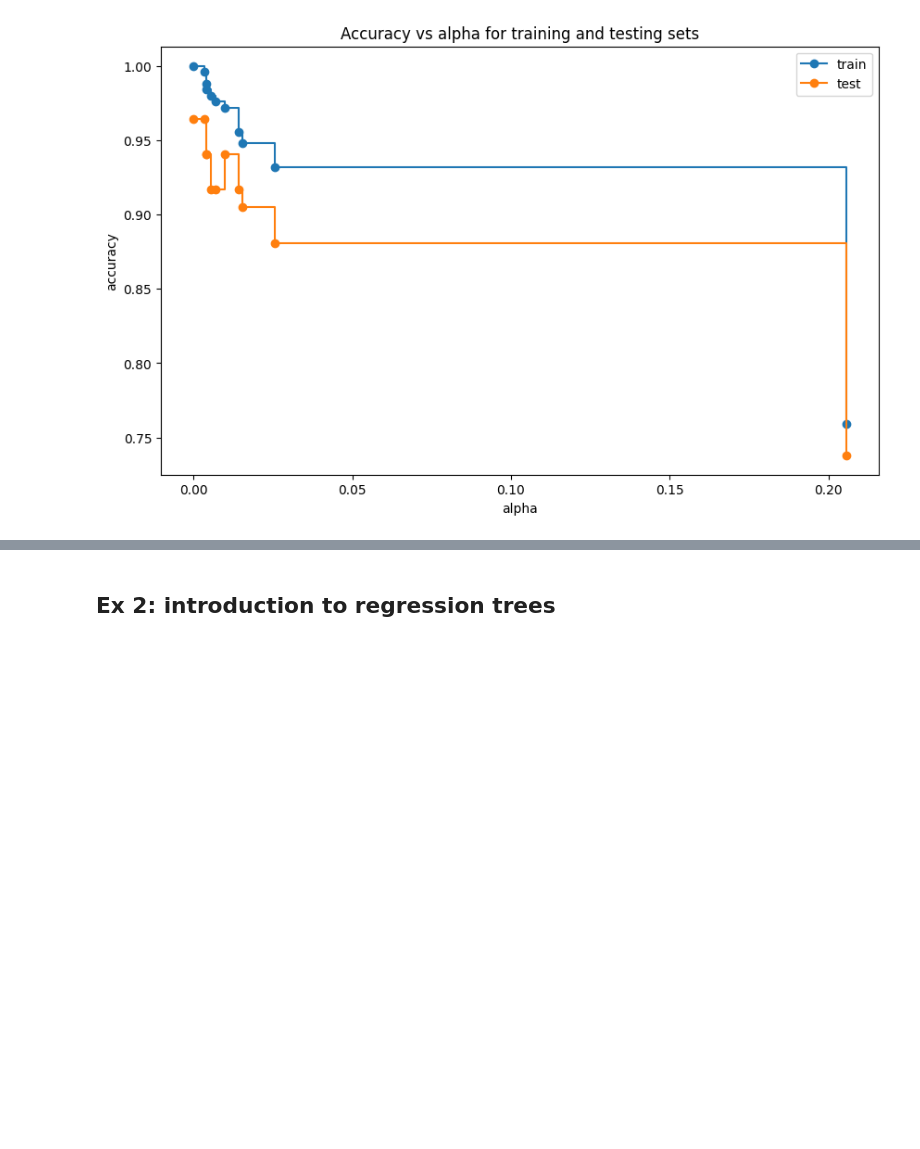
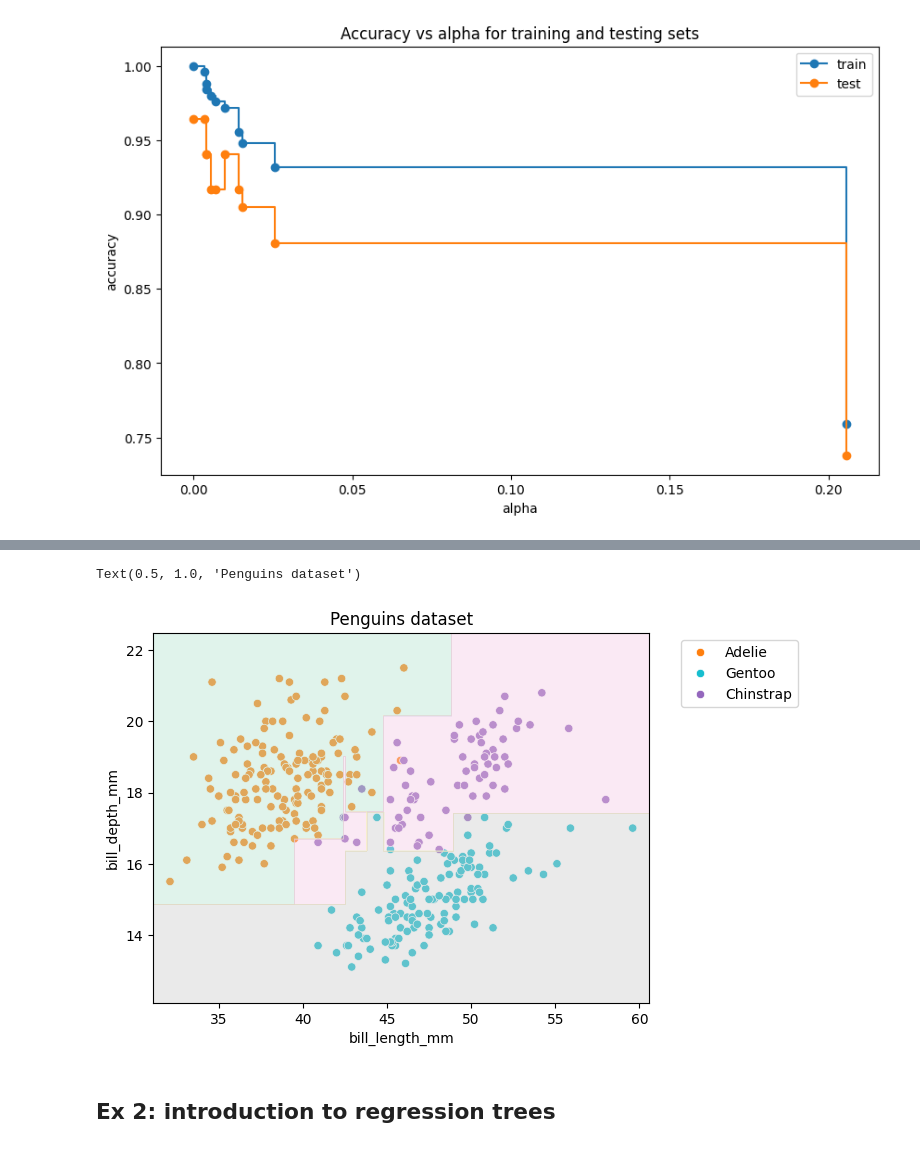
Before and after one commit to Angelicarjs/UBS_ML, a Jupyter notebook: decision_trees/Lab1_DT.ipynb, the cells around one changed output, grey strips where cells are left out. Cells and saved outputs as stored; diff of their text form; code cells hidden in the pictures; blank space fills up the shorter version.

```diff
--- a/decision_trees/Lab1_DT.ipynb
+++ b/decision_trees/Lab1_DT.ipynb
@@ -356,3 +394,17 @@ Answer:
+# %%
+penguins_classif = data[['bill_length_mm', 'bill_depth_mm', 'species']]
+features_columns = ['bill_length_mm', 'bill_depth_mm']
+target_column = 'species'
+
+palette = ["tab:orange", "tab:cyan", "tab:purple"]
+ax = sns.scatterplot(data=penguins_classif, x=features_columns[0], y=features_columns[1],
+                     hue=target_column, palette=palette)
+plot_decision_function(final_tree, range_features, ax=ax)
+plt.legend(bbox_to_anchor=(1.05, 1), loc='upper left')
+plt.title("Penguins dataset")
+# %% [output]
+Text(0.5, 1.0, 'Penguins dataset')
+[figure, added]
 # %% [markdown]
 ## Ex 2: introduction to regression trees
 # %% [markdown]
```
Also changed, not shown: parts of 37 cells of this notebook, 9 other files.
